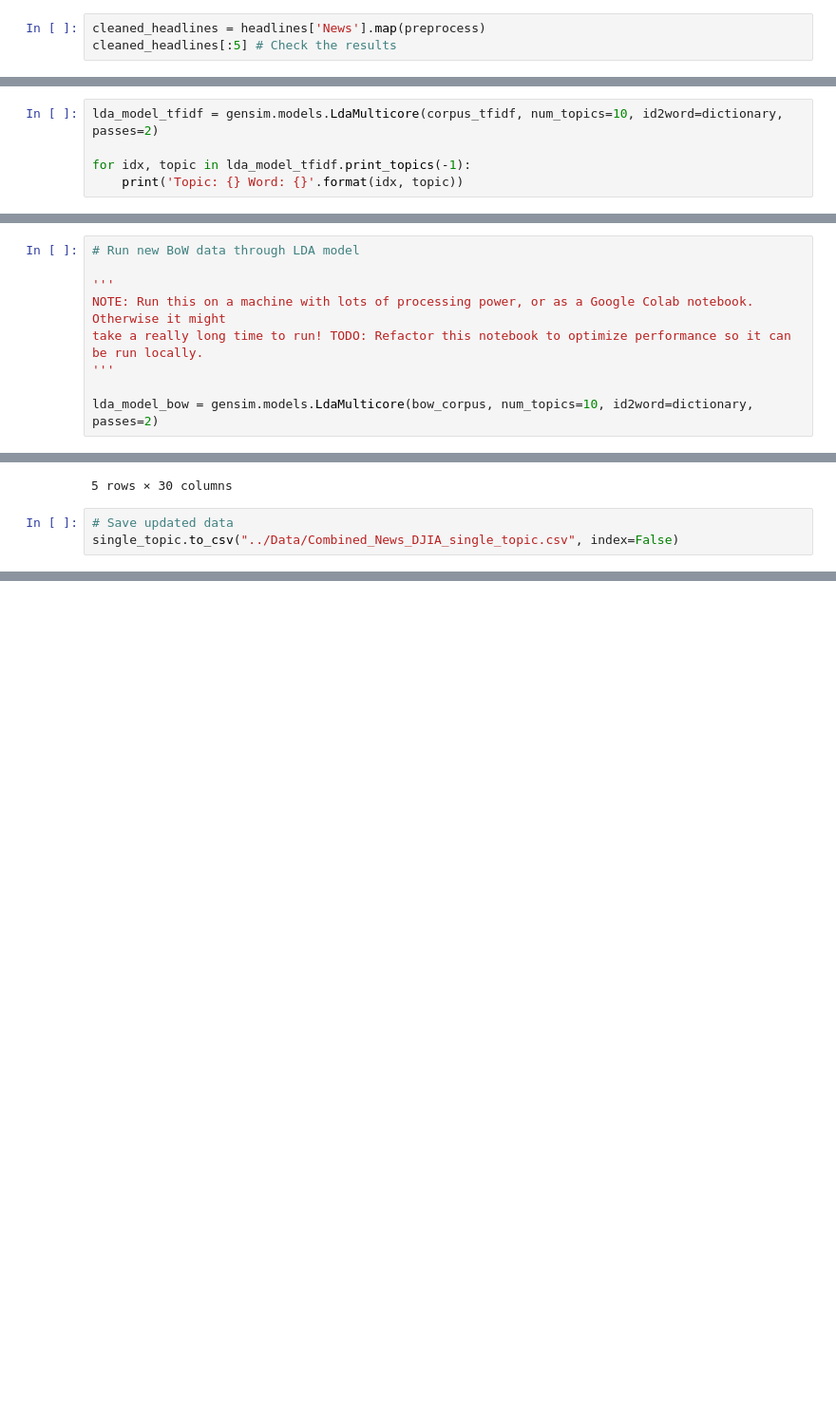
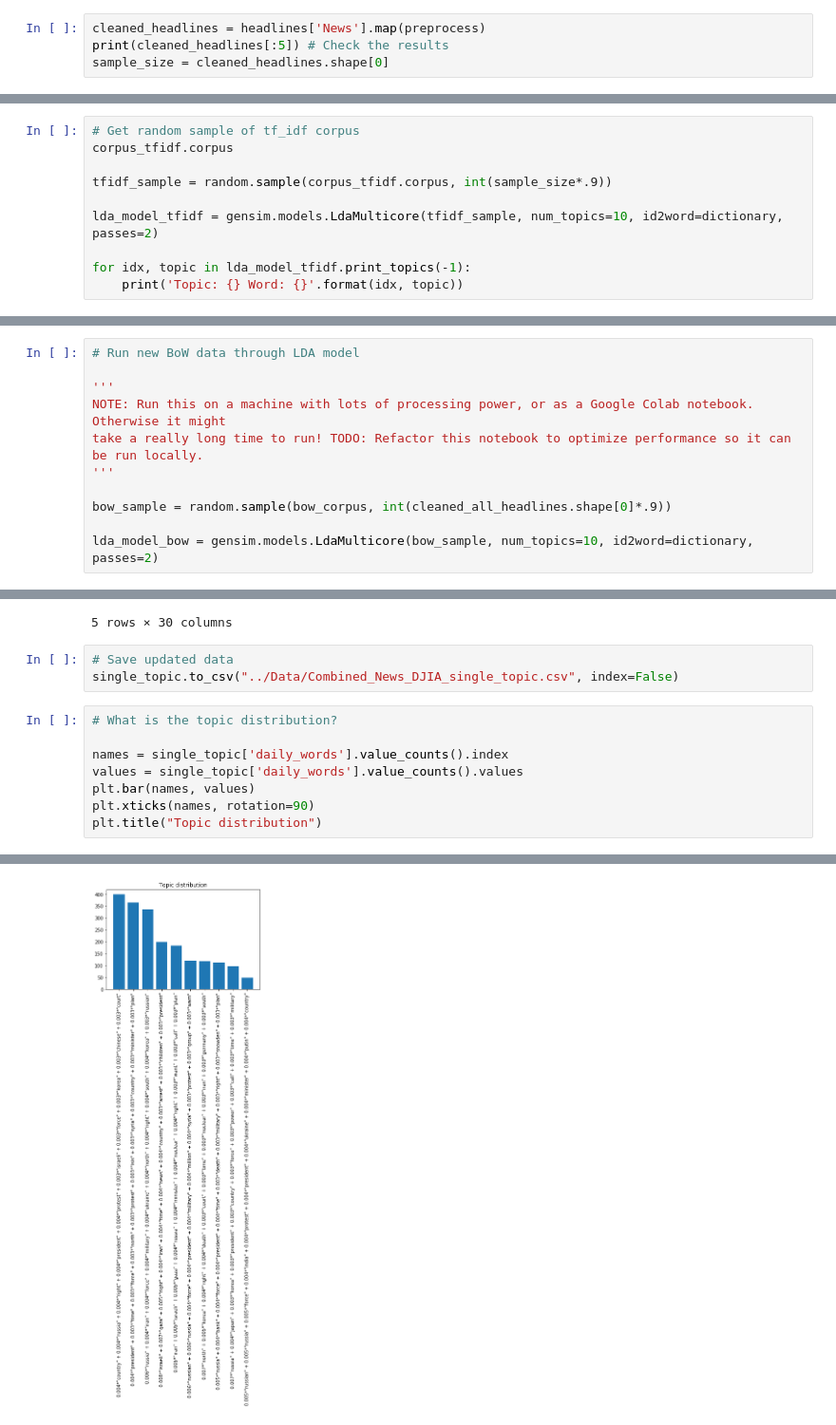
Before and after one commit to micahvandersteen/project-3-team-ifrit, a Jupyter notebook: Notebooks/LDA.ipynb, the cells around one changed output, grey strips where cells are left out. Shown: that part at 95% size. Drawn from its saved outputs; the diff is of its cells as text; blank space fills up the shorter version.

```diff
--- a/Notebooks/LDA.ipynb
+++ b/Notebooks/LDA.ipynb
@@ -114,7 +117,8 @@ original document:
 Now we feed all the headlines into the preprocessing function, which lemmatizes and removes stopwords.
 # %%
 cleaned_headlines = headlines['News'].map(preprocess)
-cleaned_headlines[:5] # Check the results
+print(cleaned_headlines[:5]) # Check the results
+sample_size = cleaned_headlines.shape[0]
 # %% [output]
 0    [year, woman, mexico, city, finally, receive, ...
 1      [chief, back, athens, permanent, olympic, host]
@@ -242,7 +254,12 @@ Words: 0.010*"say" + 0.009*"saudi" + 0.008*"election" + 0.008*"vote" + 0.008*"go
 ## Running LDA using TF-IDF
 We'll run the same LDA model on the corpus processed using TF-IDF, to see if the topics generated here are any more meaningful. We'll use the same other parameters in our `LdaMulticore` model, for consistency.
 # %%
-lda_model_tfidf = gensim.models.LdaMulticore(corpus_tfidf, num_topics=10, id2word=dictionary, passes=2)
+# Get random sample of tf_idf corpus
+corpus_tfidf.corpus
+
+tfidf_sample = random.sample(corpus_tfidf.corpus, int(sample_size*.9))
+
+lda_model_tfidf = gensim.models.LdaMulticore(tfidf_sample, num_topics=10, id2word=dictionary, passes=2)
 
 for idx, topic in lda_model_tfidf.print_topics(-1):
     print('Topic: {} Word: {}'.format(idx, topic))
@@ -528,4 +545,6 @@ NOTE: Run this on a machine with lots of processing power, or as a Google Colab
 take a really long time to run! TODO: Refactor this notebook to optimize performance so it can be run locally.
 '''
 
-lda_model_bow = gensim.models.LdaMulticore(bow_corpus, num_topics=10, id2word=dictionary, passes=2)
+bow_sample = random.sample(bow_corpus, int(cleaned_all_headlines.shape[0]*.9))
+
+lda_model_bow = gensim.models.LdaMulticore(bow_sample, num_topics=10, id2word=dictionary, passes=2)
@@ -615,3 +679,12 @@ single_topic.head()
 # %%
 # Save updated data
 single_topic.to_csv("../Data/Combined_News_DJIA_single_topic.csv", index=False)
+# %%
+# What is the topic distribution?
+
+names = single_topic['daily_words'].value_counts().index
+values = single_topic['daily_words'].value_counts().values
+plt.bar(names, values)
+plt.xticks(names, rotation=90)
+plt.title("Topic distribution")
+# %% [output]
@@ -617,0 +692 @@ single_topic.to_csv("../Data/Combined_News_DJIA_single_topic.csv", index=False)
+[figure, added]
```
Also changed, not shown: parts of 22 cells of this notebook, 4 other files.
